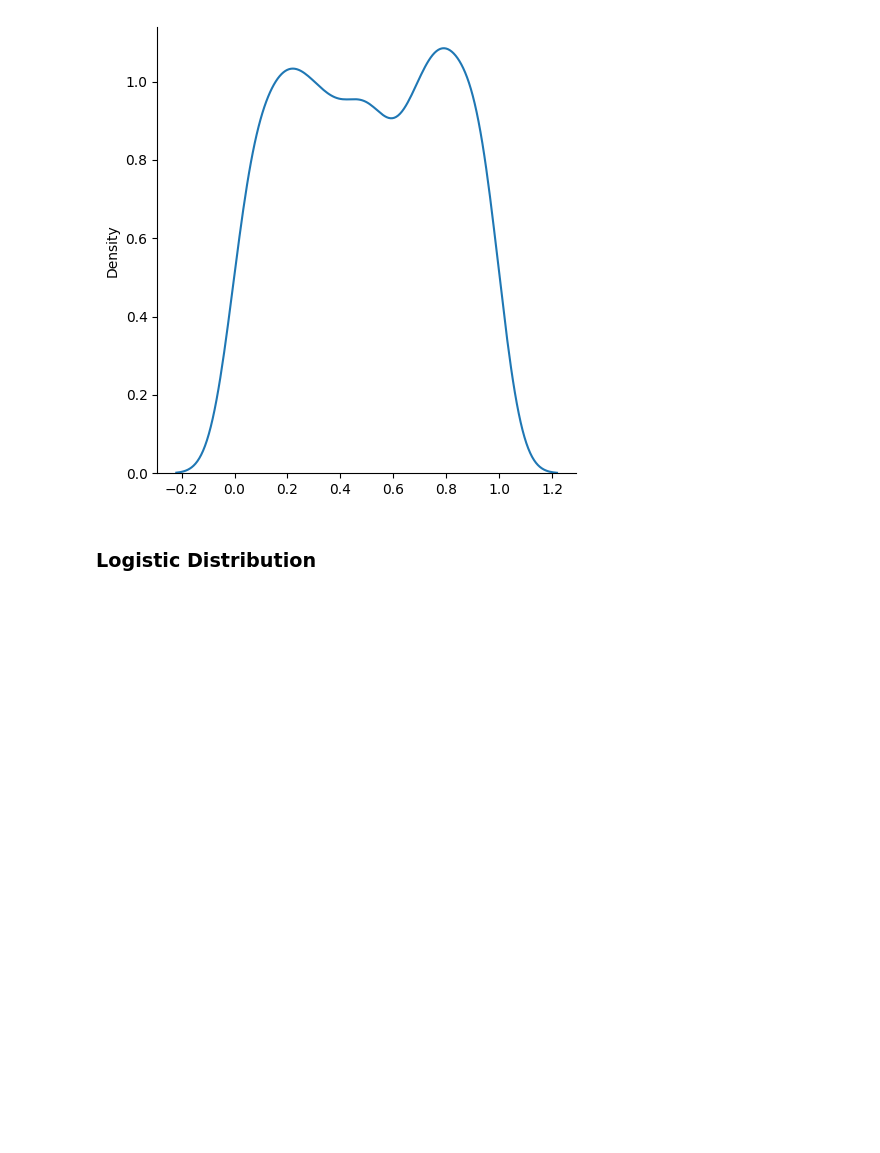
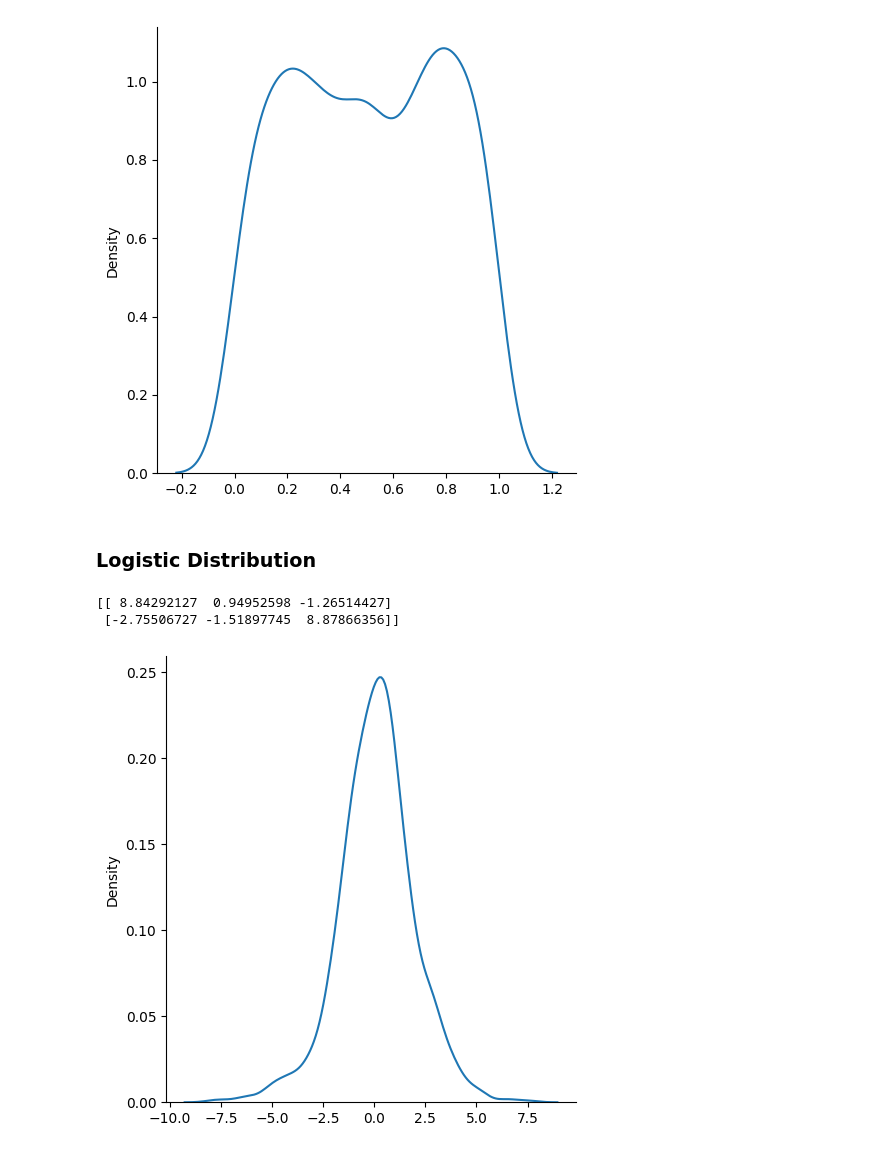
Before and after one commit to MAK8405/NumPyHub, a Jupyter notebook: 1. NumPy Tutorial.ipynb, the cells around one changed output. Drawn from its saved outputs; the diff is of its cells as text; code cells hidden in the pictures; blank space fills up the shorter version.

Commit message:
Finish Logistic Distribution

```diff
--- a/1. NumPy Tutorial.ipynb
+++ b/1. NumPy Tutorial.ipynb
@@ -1219,3 +1219,21 @@ plt.show()
 [figure]
 # %% [markdown]
 ### Logistic Distribution
+# %%
+from numpy import random
+
+x = random.logistic(loc=1, scale=2, size=(2, 3))
+print(x)
+# %% [output]
+[[ 8.84292127  0.94952598 -1.26514427]
+ [-2.75506727 -1.51897745  8.87866356]]
+# %%
+from numpy import random
+import matplotlib.pyplot as plt
+import seaborn as sns
+
+sns.displot(random.logistic(size=1000), kind="kde")
+
+plt.show()
+# %% [output]
+[figure, added]
```
Also changed, not shown: parts of 2 cells of this notebook.
